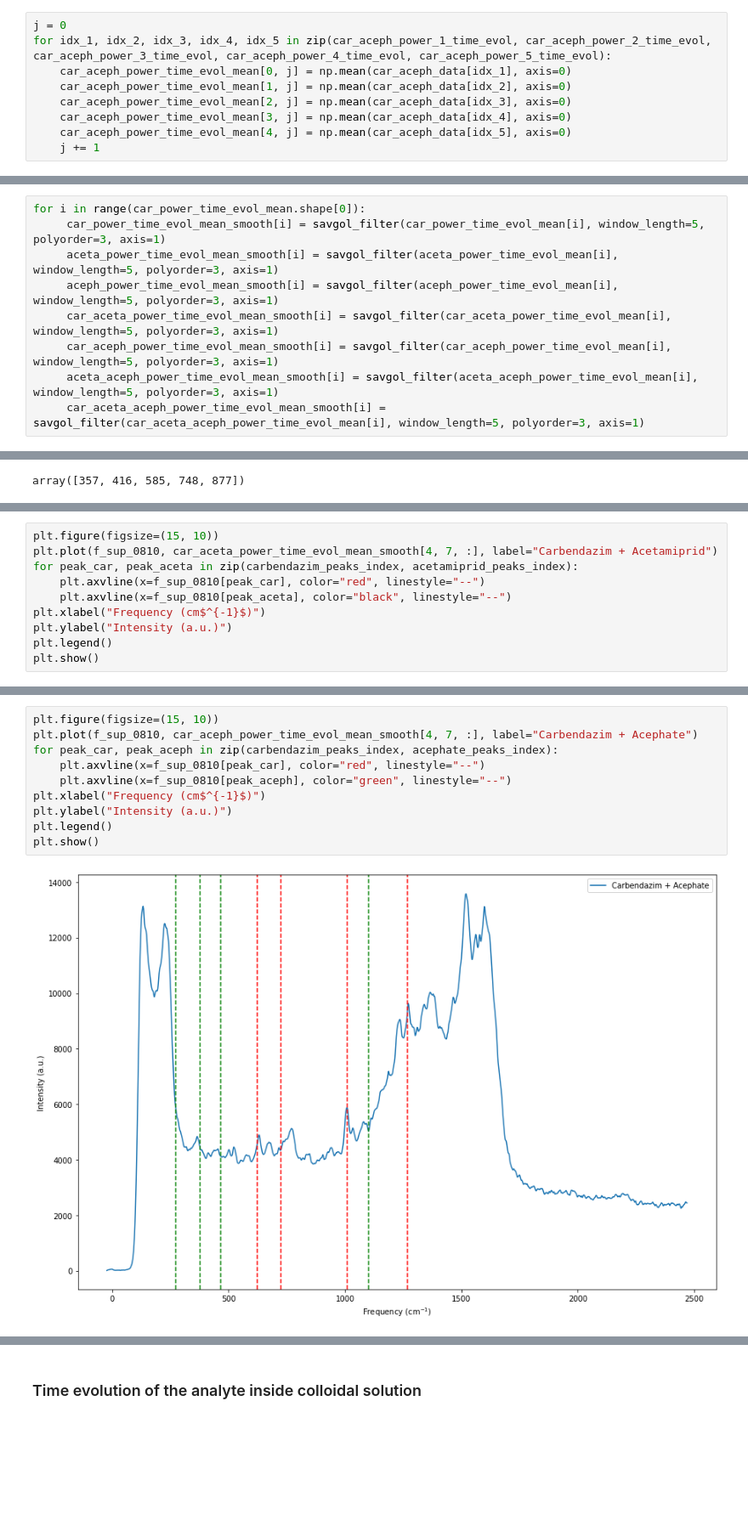
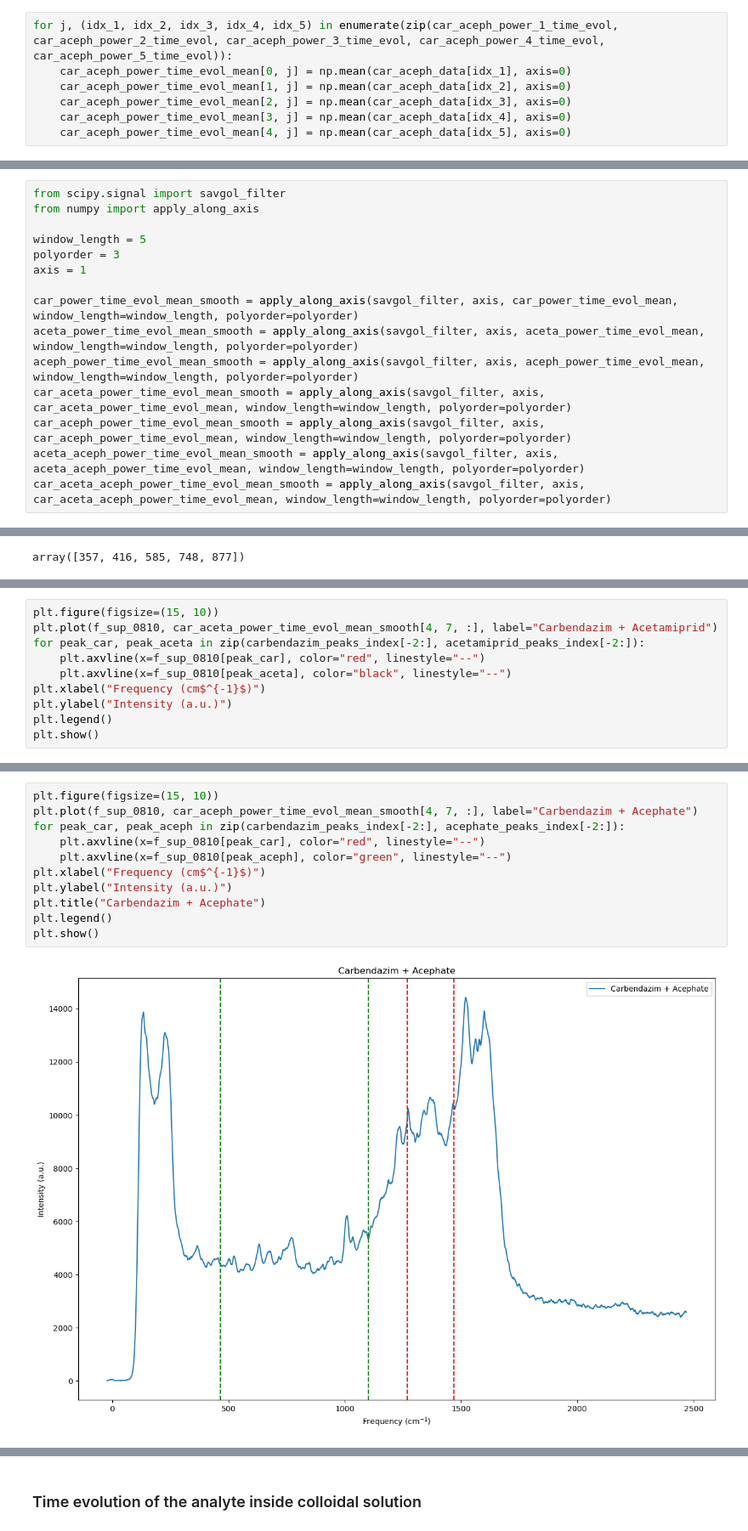
Before and after one commit to anva-kn/Raman, a Jupyter notebook: Aging&Time_evol.ipynb, the cells around one changed output, grey strips where cells are left out. Shown at 85% size. Drawn from its saved outputs; the diff is of its cells as text; blank space fills up the shorter version.

Commit message:
More figures and some testing
Tested to see if peaks from individual analytes will project the same behavior inside the mixtures.

```diff
--- a/Aging&Time_evol.ipynb
+++ b/Aging&Time_evol.ipynb
@@ -151,10 +143,8 @@ for idx_1, idx_2, idx_3, idx_4, idx_5 in zip(car_aceta_power_1_time_evol, car_ac
 # %%
-j = 0
-for idx_1, idx_2, idx_3, idx_4, idx_5 in zip(car_aceph_power_1_time_evol, car_aceph_power_2_time_evol, car_aceph_power_3_time_evol, car_aceph_power_4_time_evol, car_aceph_power_5_time_evol):
+for j, (idx_1, idx_2, idx_3, idx_4, idx_5) in enumerate(zip(car_aceph_power_1_time_evol, car_aceph_power_2_time_evol, car_aceph_power_3_time_evol, car_aceph_power_4_time_evol, car_aceph_power_5_time_evol)):
     car_aceph_power_time_evol_mean[0, j] = np.mean(car_aceph_data[idx_1], axis=0)
     car_aceph_power_time_evol_mean[1, j] = np.mean(car_aceph_data[idx_2], axis=0)
     car_aceph_power_time_evol_mean[2, j] = np.mean(car_aceph_data[idx_3], axis=0)
     car_aceph_power_time_evol_mean[3, j] = np.mean(car_aceph_data[idx_4], axis=0)
     car_aceph_power_time_evol_mean[4, j] = np.mean(car_aceph_data[idx_5], axis=0)
-    j += 1
 # %%
@@ -188,12 +172,18 @@ from scipy.signal import savgol_filter
-# %%
-for i in range(car_power_time_evol_mean.shape[0]):
-     car_power_time_evol_mean_smooth[i] = savgol_filter(car_power_time_evol_mean[i], window_length=5, polyorder=3, axis=1)
-     aceta_power_time_evol_mean_smooth[i] = savgol_filter(aceta_power_time_evol_mean[i], window_length=5, polyorder=3, axis=1)
-     aceph_power_time_evol_mean_smooth[i] = savgol_filter(aceph_power_time_evol_mean[i], window_length=5, polyorder=3, axis=1)
-     car_aceta_power_time_evol_mean_smooth[i] = savgol_filter(car_aceta_power_time_evol_mean[i], window_length=5, polyorder=3, axis=1)
-     car_aceph_power_time_evol_mean_smooth[i] = savgol_filter(car_aceph_power_time_evol_mean[i], window_length=5, polyorder=3, axis=1)
-     aceta_aceph_power_time_evol_mean_smooth[i] = savgol_filter(aceta_aceph_power_time_evol_mean[i], window_length=5, polyorder=3, axis=1)
-     car_aceta_aceph_power_time_evol_mean_smooth[i] = savgol_filter(car_aceta_aceph_power_time_evol_mean[i], window_length=5, polyorder=3, axis=1)
+# %%
+from scipy.signal import savgol_filter
+from numpy import apply_along_axis
+
+window_length = 5
+polyorder = 3
+axis = 1
+
+car_power_time_evol_mean_smooth = apply_along_axis(savgol_filter, axis, car_power_time_evol_mean, window_length=window_length, polyorder=polyorder)
+aceta_power_time_evol_mean_smooth = apply_along_axis(savgol_filter, axis, aceta_power_time_evol_mean, window_length=window_length, polyorder=polyorder)
+aceph_power_time_evol_mean_smooth = apply_along_axis(savgol_filter, axis, aceph_power_time_evol_mean, window_length=window_length, polyorder=polyorder)
+car_aceta_power_time_evol_mean_smooth = apply_along_axis(savgol_filter, axis, car_aceta_power_time_evol_mean, window_length=window_length, polyorder=polyorder)
+car_aceph_power_time_evol_mean_smooth = apply_along_axis(savgol_filter, axis, car_aceph_power_time_evol_mean, window_length=window_length, polyorder=polyorder)
+aceta_aceph_power_time_evol_mean_smooth = apply_along_axis(savgol_filter, axis, aceta_aceph_power_time_evol_mean, window_length=window_length, polyorder=polyorder)
+car_aceta_aceph_power_time_evol_mean_smooth = apply_along_axis(savgol_filter, axis, car_aceta_aceph_power_time_evol_mean, window_length=window_length, polyorder=polyorder)
 # %% [markdown]
 car_power_time_evol_noise = car_power_time_evol_mean_smooth - car_power_time_evol_mean
 aceta_power_time_evol_noise = aceta_power_time_evol_mean_smooth - aceta_power_time_evol_mean
@@ -301,7 +296,7 @@ plt.show()
 # %%
 plt.figure(figsize=(15, 10))
 plt.plot(f_sup_0810, car_aceta_power_time_evol_mean_smooth[4, 7, :], label="Carbendazim + Acetamiprid")
-for peak_car, peak_aceta in zip(carbendazim_peaks_index, acetamiprid_peaks_index):
+for peak_car, peak_aceta in zip(carbendazim_peaks_index[-2:], acetamiprid_peaks_index[-2:]):
     plt.axvline(x=f_sup_0810[peak_car], color="red", linestyle="--")
     plt.axvline(x=f_sup_0810[peak_aceta], color="black", linestyle="--")
 plt.xlabel("Frequency (cm$^{-1}$)")
@@ -319,15 +308,16 @@ car_aceta_peaks
 # %%
 plt.figure(figsize=(15, 10))
 plt.plot(f_sup_0810, car_aceph_power_time_evol_mean_smooth[4, 7, :], label="Carbendazim + Acephate")
-for peak_car, peak_aceph in zip(carbendazim_peaks_index, acephate_peaks_index):
+for peak_car, peak_aceph in zip(carbendazim_peaks_index[-2:], acephate_peaks_index[-2:]):
     plt.axvline(x=f_sup_0810[peak_car], color="red", linestyle="--")
     plt.axvline(x=f_sup_0810[peak_aceph], color="green", linestyle="--")
 plt.xlabel("Frequency (cm$^{-1}$)")
 plt.ylabel("Intensity (a.u.)")
+plt.title("Carbendazim + Acephate")
 plt.legend()
 plt.show()
 # %% [output]
-[figure, old version]
+[figure, new version]
 # %%
 plt.figure(figsize=(15, 10))
 plt.plot(f_sup_0810, aceta_aceph_power_time_evol_mean_smooth[4, 7, :], label="Acetamiprid + Acephate")
```
Also changed, not shown: parts of 25 cells of this notebook.
